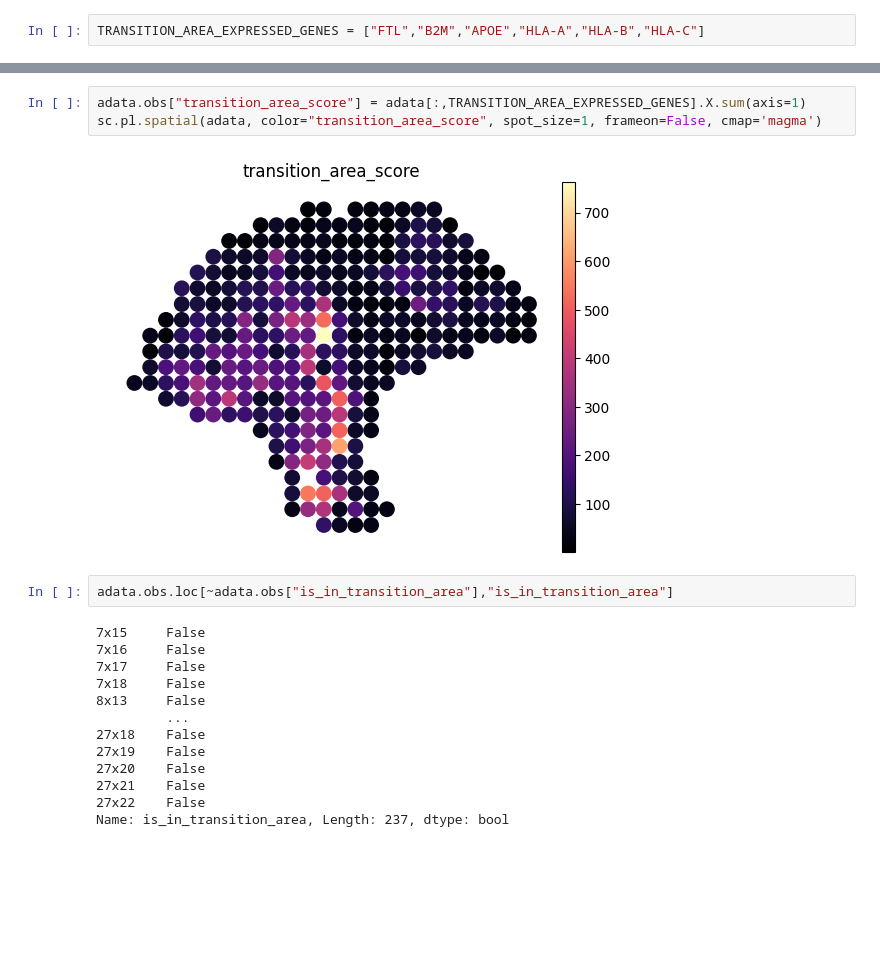
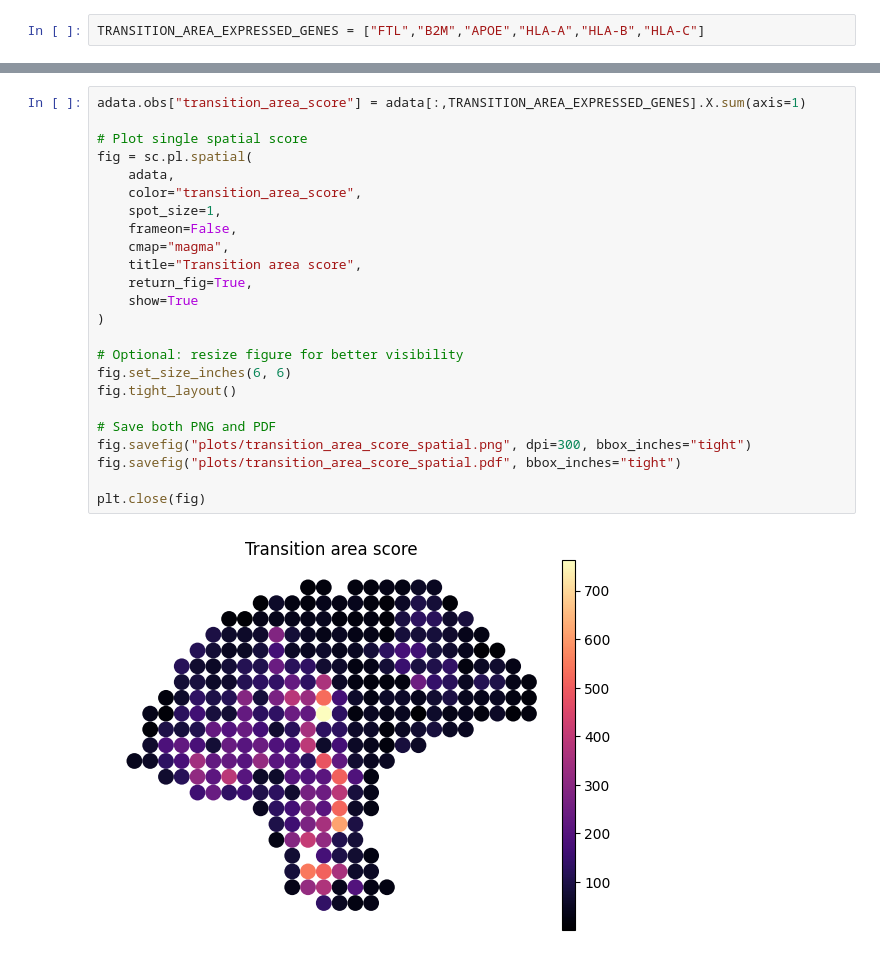
Before and after one commit to ML4BM-Lab/SNMF-paper, a Jupyter notebook: results/melanoma/main.ipynb, the cells around one changed output, grey strips where cells are left out. Saved outputs shown, nothing was run; the diff lists cells and outputs as text; blank space fills up the shorter version.

```diff
--- a/results/melanoma/main.ipynb
+++ b/results/melanoma/main.ipynb
@@ -285,23 +277,29 @@ sc.pl.spatial(adata, color=TRANSITION_AREA_EXPRESSED_GENES, spot_size=1, frameon
 # %%
 adata.obs["transition_area_score"] = adata[:,TRANSITION_AREA_EXPRESSED_GENES].X.sum(axis=1)
-sc.pl.spatial(adata, color="transition_area_score", spot_size=1, frameon=False, cmap='magma')
+
+# Plot single spatial score
+fig = sc.pl.spatial(
+    adata,
+    color="transition_area_score",
+    spot_size=1,
+    frameon=False,
+    cmap="magma",
+    title="Transition area score",
+    return_fig=True,
+    show=True
+)
+
+# Optional: resize figure for better visibility
+fig.set_size_inches(6, 6)
+fig.tight_layout()
+
+# Save both PNG and PDF
+fig.savefig("plots/transition_area_score_spatial.png", dpi=300, bbox_inches="tight")
+fig.savefig("plots/transition_area_score_spatial.pdf", bbox_inches="tight")
+
+plt.close(fig)
 # %% [output]
-[figure, old version]
+[figure, new version]
-# %%
-adata.obs.loc[~adata.obs["is_in_transition_area"],"is_in_transition_area"]
-# %% [output]
-7x15     False
-7x16     False
-7x17     False
-7x18     False
-8x13     False
-         ...
-27x18    False
-27x19    False
-27x20    False
-27x21    False
-27x22    False
-Name: is_in_transition_area, Length: 237, dtype: bool
 # %%
 transition_score_threshold = 200
 adata.obs["is_in_transition_area"] = np.where(
```
Also changed, not shown: parts of 7 cells of this notebook, 32 other files.
